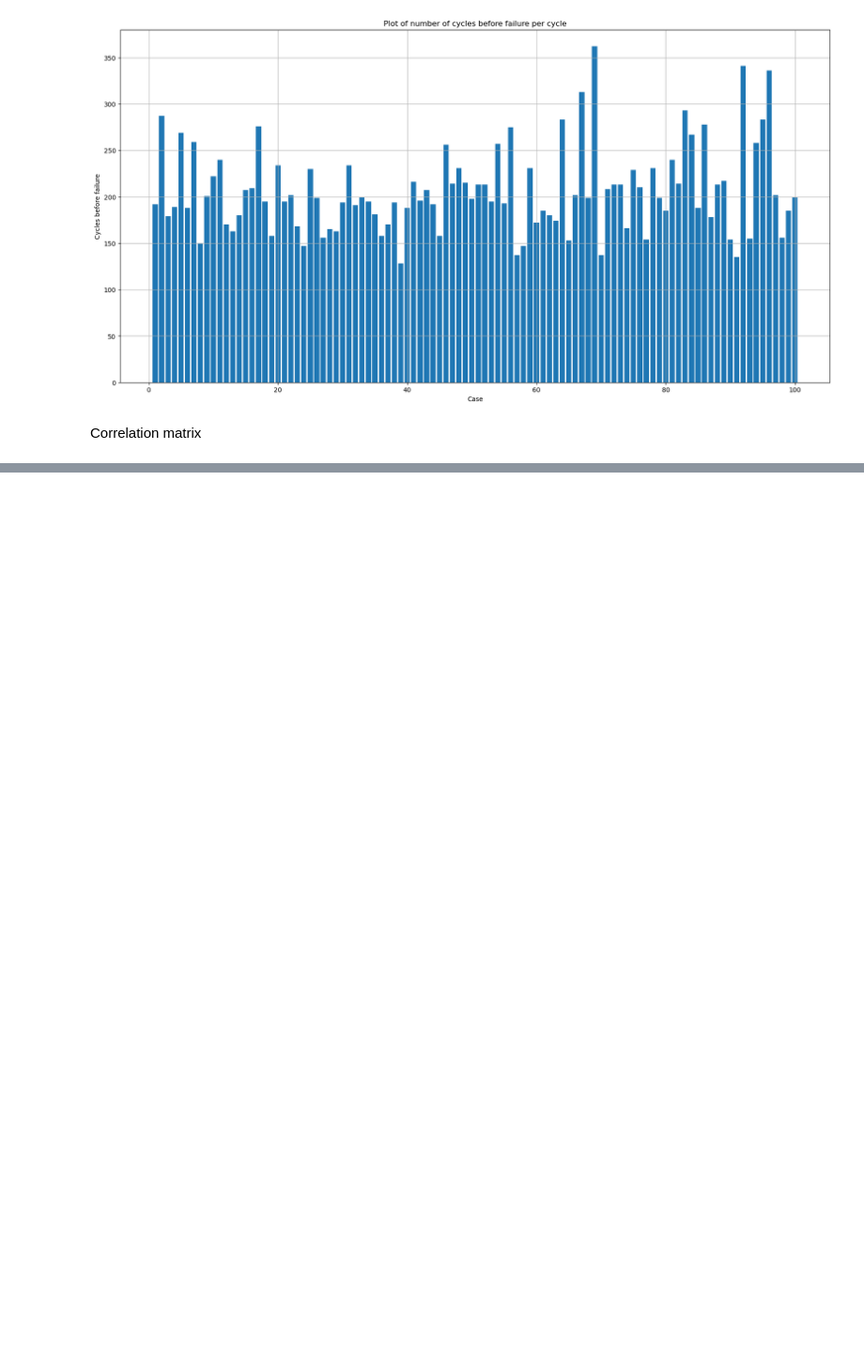
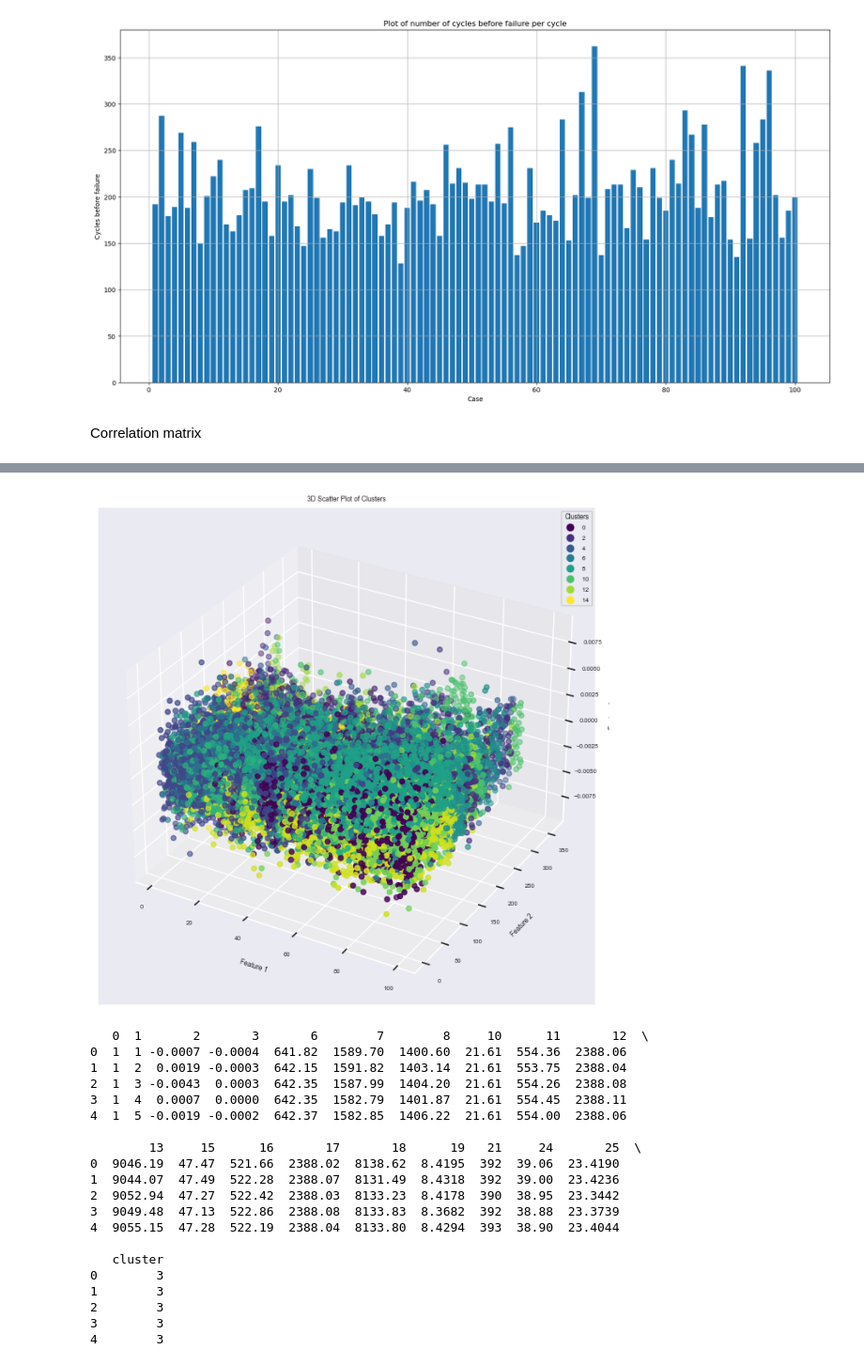
Before and after one commit to Vozikis/Aircraft-Sensors-Experiment, a Jupyter notebook: main_file.ipynb, the cells around one changed output, grey strips where cells are left out. Shown at 94% size. Saved outputs shown, nothing was run; the diff lists cells and outputs as text; code cells hidden in the pictures; blank space fills up the shorter version.

```diff
--- a/main_file.ipynb
+++ b/main_file.ipynb
@@ -215,0 +259,44 @@ sns.heatmap(corr, mask=mask, cmap=cmap, vmax=.3, center=0,square=True, linewidth
+# %%
+
+optimal_k = 15
+
+kmeans = KMeans(n_clusters=optimal_k, random_state=42)
+clusters = kmeans.fit_predict(train_scaled)
+
+train_df['cluster'] = clusters
+
+fig = plt.figure(figsize=(10, 8))
+ax = fig.add_subplot(111, projection='3d')
+scatter = ax.scatter(train_df.iloc[:, 0], train_df.iloc[:, 1], train_df.iloc[:, 2], c=train_df['cluster'], cmap='viridis')
+
+legend1 = ax.legend(*scatter.legend_elements(), title="Clusters")
+ax.add_artist(legend1)
+ax.set_xlabel('Feature 1')
+ax.set_ylabel('Feature 2')
+ax.set_zlabel('Feature 3')
+plt.title('3D Scatter Plot of Clusters')
+plt.show()
+
+print(train_df.head())
+# %% [output]
+[figure, added]
+   0  1       2       3       6        7        8     10      11       12  \
+0  1  1 -0.0007 -0.0004  641.82  1589.70  1400.60  21.61  554.36  2388.06
+1  1  2  0.0019 -0.0003  642.15  1591.82  1403.14  21.61  553.75  2388.04
+2  1  3 -0.0043  0.0003  642.35  1587.99  1404.20  21.61  554.26  2388.08
+3  1  4  0.0007  0.0000  642.35  1582.79  1401.87  21.61  554.45  2388.11
+4  1  5 -0.0019 -0.0002  642.37  1582.85  1406.22  21.61  554.00  2388.06
+
+        13     15      16       17       18      19   21     24       25  \
+0  9046.19  47.47  521.66  2388.02  8138.62  8.4195  392  39.06  23.4190
+1  9044.07  47.49  522.28  2388.07  8131.49  8.4318  392  39.00  23.4236
+2  9052.94  47.27  522.42  2388.03  8133.23  8.4178  390  38.95  23.3442
+3  9049.48  47.13  522.86  2388.08  8133.83  8.3682  392  38.88  23.3739
+4  9055.15  47.28  522.19  2388.04  8133.80  8.4294  393  38.90  23.4044
+
+   cluster
+0        3
+1        3
+2        3
+3        3
+4        3
```
Also changed, not shown: parts of 8 cells of this notebook.
